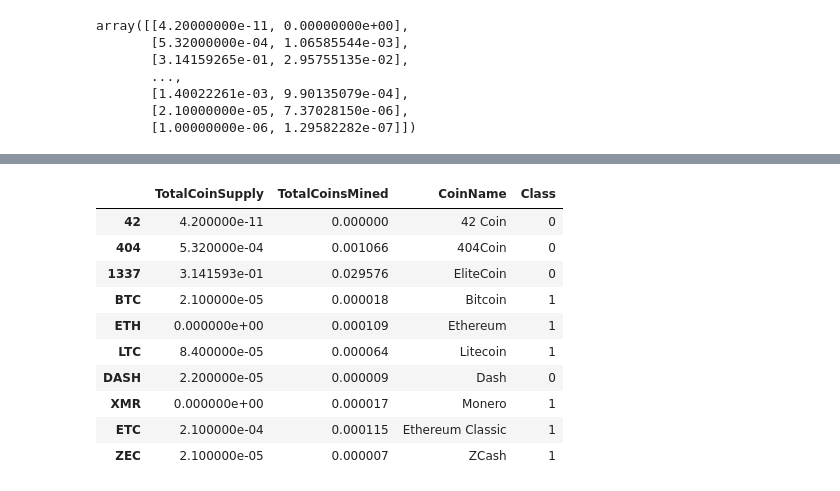
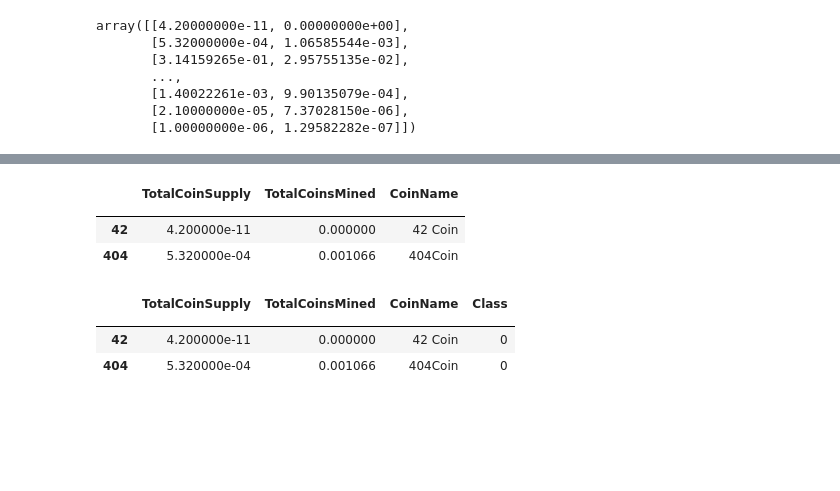
Before and after one commit to BiancaTaisePommerening/Cryptocurrencies, a Jupyter notebook: crypto_clustering.ipynb, the cells around one changed output, grey strips where cells are left out. Cells and saved outputs as stored; diff of their text form; code cells hidden in the pictures; blank space fills up the shorter version.

```diff
--- a/crypto_clustering.ipynb
+++ b/crypto_clustering.ipynb
@@ -404,7 +404,9 @@ print(len(clustered_df))
 532
 # %%
 # Scaling data to create the scatter plot with tradable cryptocurrencies.
-# YOUR CODE HERE
+mms = MinMaxScaler()
+clustered_df_scaled = mms.fit_transform(clustered_df[['TotalCoinSupply','TotalCoinsMined']])
+clustered_df_scaled
 # %% [output]
 array([[4.20000000e-11, 0.00000000e+00],
        [5.32000000e-04, 1.06585544e-03],
@@ -413,3 +415,9 @@ array([[4.20000000e-11, 0.00000000e+00],
        [1.40022261e-03, 9.90135079e-04],
        [2.10000000e-05, 7.37028150e-06],
        [1.00000000e-06, 1.29582282e-07]])
+# %%
+# Create a new DataFrame that has the scaled data with the clustered_df DataFrame index.
+plot_df=pd.DataFrame(
+data=clustered_df_scaled, columns=['TotalCoinSupply','TotalCoinsMined'], index = clustered_df.index)
+
+plot_df
@@ -416,25 +439,21 @@ array([[4.20000000e-11, 0.00000000e+00],
+# %%
+# Add the "CoinName" column from the clustered_df DataFrame to the new DataFrame.
+plot_df["CoinName"] = clustered_df["CoinName"]
+plot_df.head(2)
+# %% [output]
+|  | TotalCoinSupply | TotalCoinsMined | CoinName |
+|  |  |  |  |
+| 42 | 4.200000e-11 | 0.000000 | 42 Coin |
+| 404 | 5.320000e-04 | 0.001066 | 404Coin |
 # %%
-# Create a new DataFrame that has the scaled data with the clustered_df DataFrame index.
-# YOUR CODE HERE
-
-# Add the "CoinName" column from the clustered_df DataFrame to the new DataFrame.
-# YOUR CODE HERE
-
 # Add the "Class" column from the clustered_df DataFrame to the new DataFrame.
 # YOUR CODE HERE
-
-plot_df.head(10)
+plot_df["Class"] = clustered_df["Class"]
+plot_df.head(2)
 # %% [output]
 |  | TotalCoinSupply | TotalCoinsMined | CoinName | Class |
+|  |  |  |  |  |
 | 42 | 4.200000e-11 | 0.000000 | 42 Coin | 0 |
 | 404 | 5.320000e-04 | 0.001066 | 404Coin | 0 |
-| 1337 | 3.141593e-01 | 0.029576 | EliteCoin | 0 |
-| BTC | 2.100000e-05 | 0.000018 | Bitcoin | 1 |
-| ETH | 0.000000e+00 | 0.000109 | Ethereum | 1 |
-| LTC | 8.400000e-05 | 0.000064 | Litecoin | 1 |
-| DASH | 2.200000e-05 | 0.000009 | Dash | 0 |
-| XMR | 0.000000e+00 | 0.000017 | Monero | 1 |
-| ETC | 2.100000e-04 | 0.000115 | Ethereum Classic | 1 |
-| ZEC | 2.100000e-05 | 0.000007 | ZCash | 1 |
 # %%
 # Create a hvplot.scatter plot using x="TotalCoinsMined" and y="TotalCoinSupply".
```
Also changed, not shown: parts of 2 cells of this notebook.
